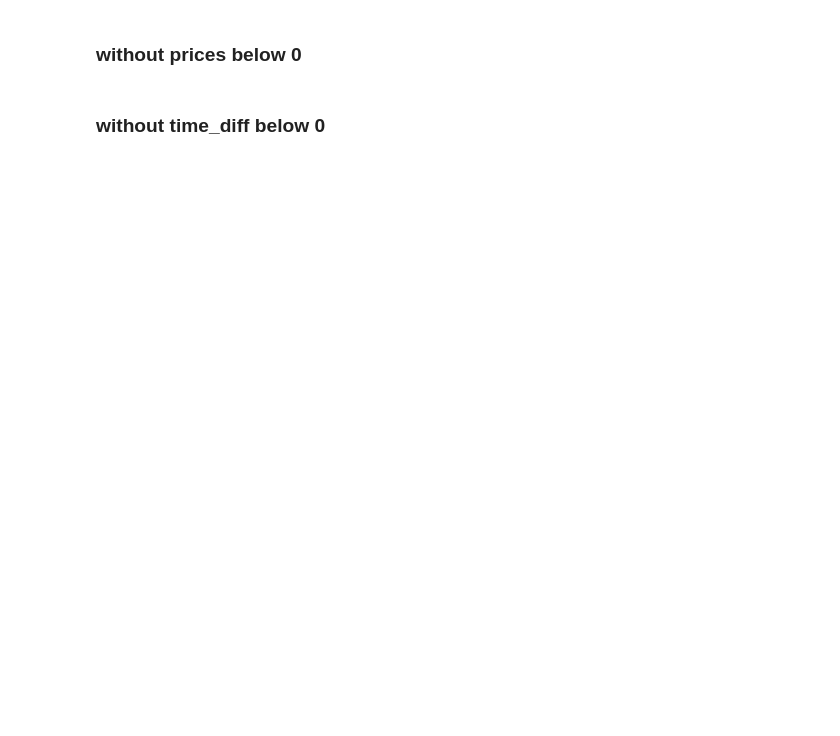
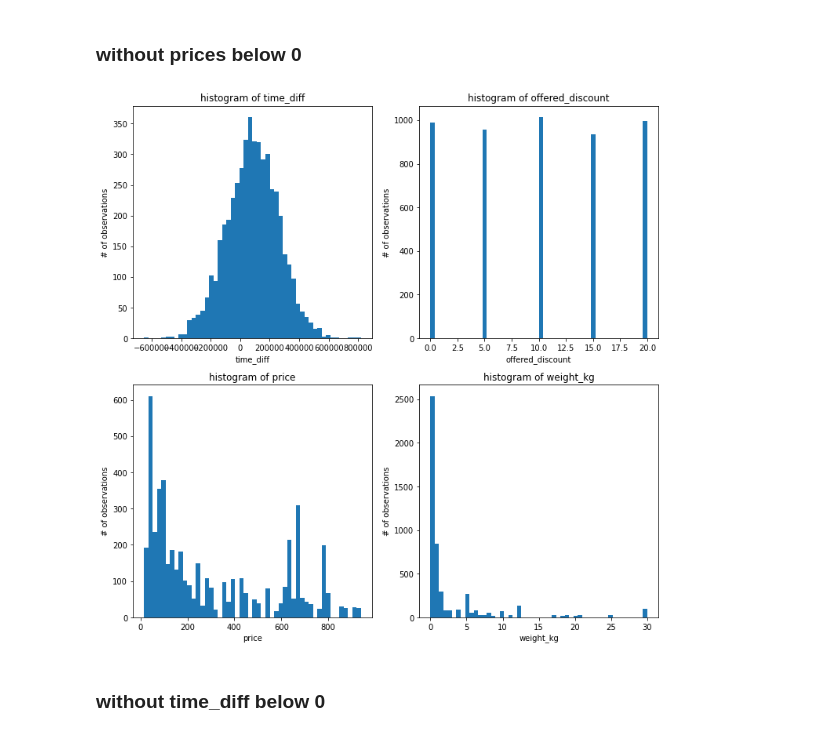
Before and after one commit to milosz-l/delivery-time, a Jupyter notebook: data_analysis.ipynb, the cells around one changed output. Cells and saved outputs as stored; diff of their text form; code cells hidden in the pictures; blank space fills up the shorter version.

```diff
--- a/data_analysis.ipynb
+++ b/data_analysis.ipynb
@@ -157,3 +148,7 @@ df = df[df["price"] >= 0]
+# %%
+plot_histograms(df)
+# %% [output]
+[figure, added]
 # %% [markdown]
 ### without time_diff below 0
 # %%
```
Also changed, not shown: parts of 25 cells of this notebook.
